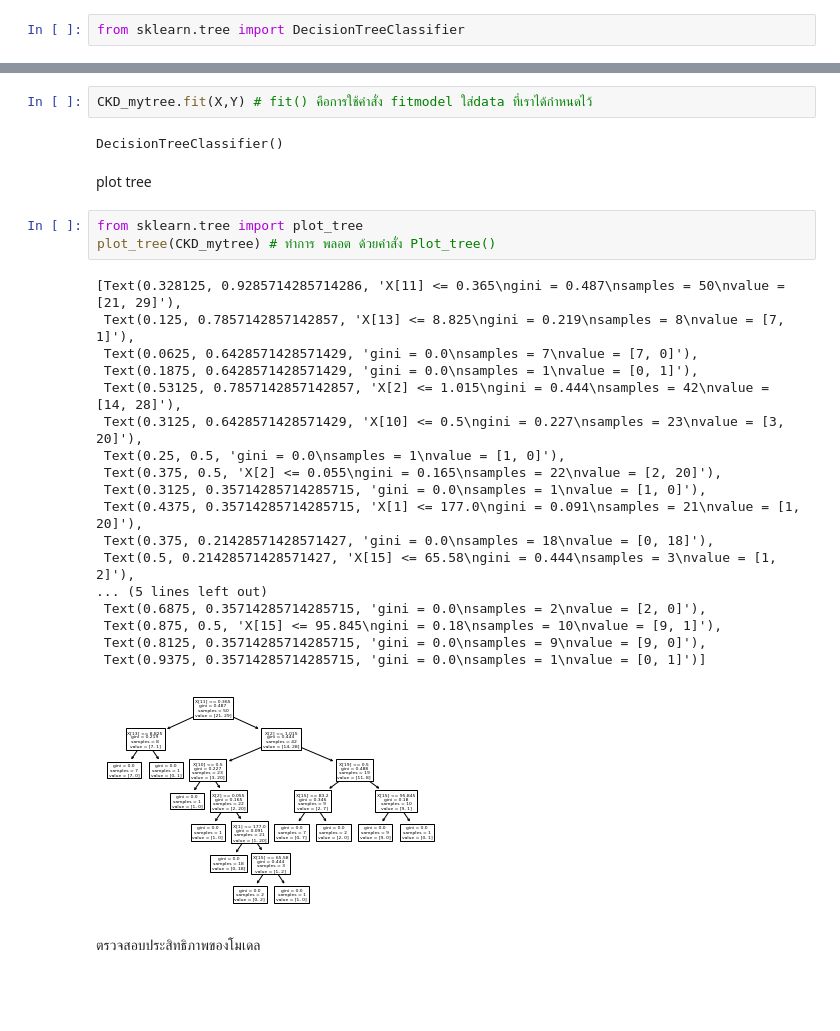
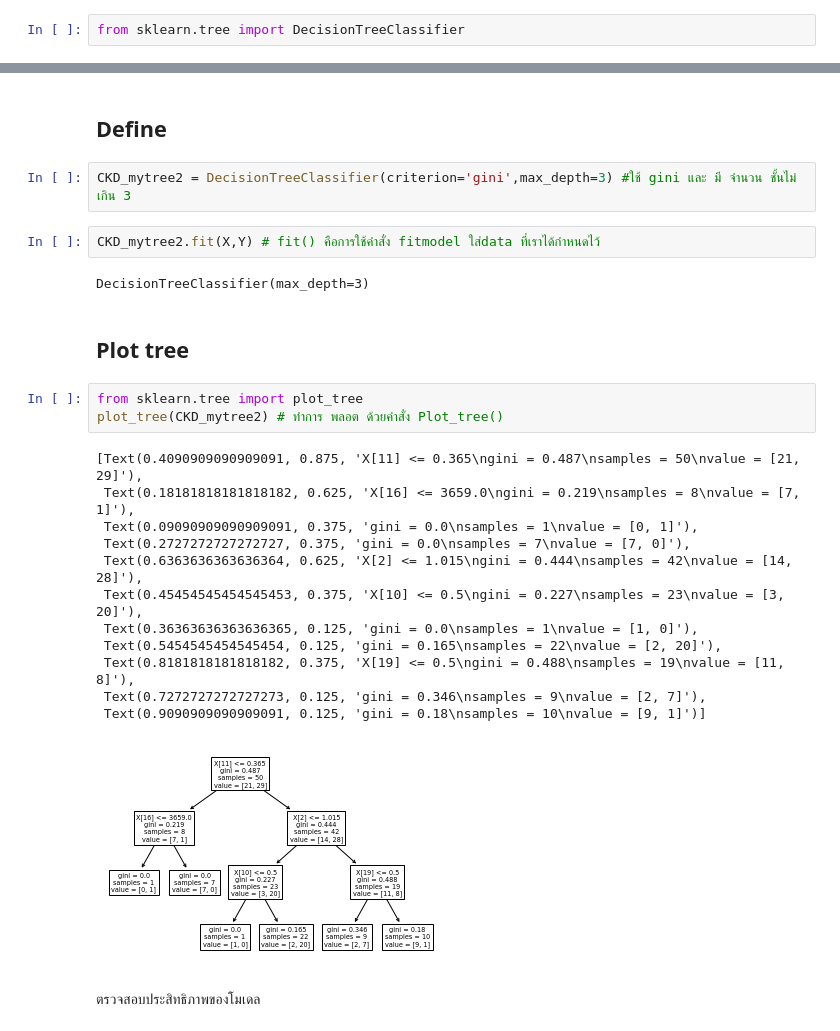
Before and after one commit to Anusarakh/DPDM2021, a Jupyter notebook: case_study_CKD.ipynb, the cells around one changed output, grey strips where cells are left out. Saved outputs shown, nothing was run; the diff lists cells and outputs as text; blank space fills up the shorter version.

```diff
--- a/case_study_CKD.ipynb
+++ b/case_study_CKD.ipynb
@@ -47,31 +48,29 @@ CKD_mytree = DecisionTreeClassifier()
+# %% [markdown]
+## Define
+# %%
+CKD_mytree2 = DecisionTreeClassifier(criterion='gini',max_depth=3) #ใช้ gini และ มี จำนวน ชั้นไม่เกิน 3
 # %%
-CKD_mytree.fit(X,Y) # fit() คือการใช้คำสั่ง fitmodel ใส่data ที่เราได้กำหนดไว้
+CKD_mytree2.fit(X,Y) # fit() คือการใช้คำสั่ง fitmodel ใส่data ที่เราได้กำหนดไว้
 # %% [output]
-DecisionTreeClassifier()
+DecisionTreeClassifier(max_depth=3)
-# %% [markdown]
-plot tree
+# %% [markdown]
+## Plot tree
 # %%
 from sklearn.tree import plot_tree
-plot_tree(CKD_mytree) # ทำการ พลอต ด้วยคำสั่ง Plot_tree()
+plot_tree(CKD_mytree2) # ทำการ พลอต ด้วยคำสั่ง Plot_tree()
 # %% [output]
-[Text(0.328125, 0.9285714285714286, 'X[11] <= 0.365\ngini = 0.487\nsamples = 50\nvalue = [21, 29]'),
- Text(0.125, 0.7857142857142857, 'X[13] <= 8.825\ngini = 0.219\nsamples = 8\nvalue = [7, 1]'),
- Text(0.0625, 0.6428571428571429, 'gini = 0.0\nsamples = 7\nvalue = [7, 0]'),
- Text(0.1875, 0.6428571428571429, 'gini = 0.0\nsamples = 1\nvalue = [0, 1]'),
- Text(0.53125, 0.7857142857142857, 'X[2] <= 1.015\ngini = 0.444\nsamples = 42\nvalue = [14, 28]'),
- Text(0.3125, 0.6428571428571429, 'X[10] <= 0.5\ngini = 0.227\nsamples = 23\nvalue = [3, 20]'),
- Text(0.25, 0.5, 'gini = 0.0\nsamples = 1\nvalue = [1, 0]'),
- Text(0.375, 0.5, 'X[2] <= 0.055\ngini = 0.165\nsamples = 22\nvalue = [2, 20]'),
- Text(0.3125, 0.35714285714285715, 'gini = 0.0\nsamples = 1\nvalue = [1, 0]'),
- Text(0.4375, 0.35714285714285715, 'X[1] <= 177.0\ngini = 0.091\nsamples = 21\nvalue = [1, 20]'),
- Text(0.375, 0.21428571428571427, 'gini = 0.0\nsamples = 18\nvalue = [0, 18]'),
- Text(0.5, 0.21428571428571427, 'X[15] <= 65.58\ngini = 0.444\nsamples = 3\nvalue = [1, 2]'),
-... (5 lines left out)
- Text(0.6875, 0.35714285714285715, 'gini = 0.0\nsamples = 2\nvalue = [2, 0]'),
- Text(0.875, 0.5, 'X[15] <= 95.845\ngini = 0.18\nsamples = 10\nvalue = [9, 1]'),
- Text(0.8125, 0.35714285714285715, 'gini = 0.0\nsamples = 9\nvalue = [9, 0]'),
- Text(0.9375, 0.35714285714285715, 'gini = 0.0\nsamples = 1\nvalue = [0, 1]')]
+[Text(0.4090909090909091, 0.875, 'X[11] <= 0.365\ngini = 0.487\nsamples = 50\nvalue = [21, 29]'),
+ Text(0.18181818181818182, 0.625, 'X[16] <= 3659.0\ngini = 0.219\nsamples = 8\nvalue = [7, 1]'),
+ Text(0.09090909090909091, 0.375, 'gini = 0.0\nsamples = 1\nvalue = [0, 1]'),
+ Text(0.2727272727272727, 0.375, 'gini = 0.0\nsamples = 7\nvalue = [7, 0]'),
+ Text(0.6363636363636364, 0.625, 'X[2] <= 1.015\ngini = 0.444\nsamples = 42\nvalue = [14, 28]'),
+ Text(0.45454545454545453, 0.375, 'X[10] <= 0.5\ngini = 0.227\nsamples = 23\nvalue = [3, 20]'),
+ Text(0.36363636363636365, 0.125, 'gini = 0.0\nsamples = 1\nvalue = [1, 0]'),
+ Text(0.5454545454545454, 0.125, 'gini = 0.165\nsamples = 22\nvalue = [2, 20]'),
+ Text(0.8181818181818182, 0.375, 'X[19] <= 0.5\ngini = 0.488\nsamples = 19\nvalue = [11, 8]'),
+ Text(0.7272727272727273, 0.125, 'gini = 0.346\nsamples = 9\nvalue = [2, 7]'),
+ Text(0.9090909090909091, 0.125, 'gini = 0.18\nsamples = 10\nvalue = [9, 1]')]
-[figure, old version]
+[figure, new version]
 # %% [markdown]
 ตรวจสอบประสิทธิภาพของโมเดล
 # %%
```
Also changed, not shown: parts of 16 cells of this notebook.
